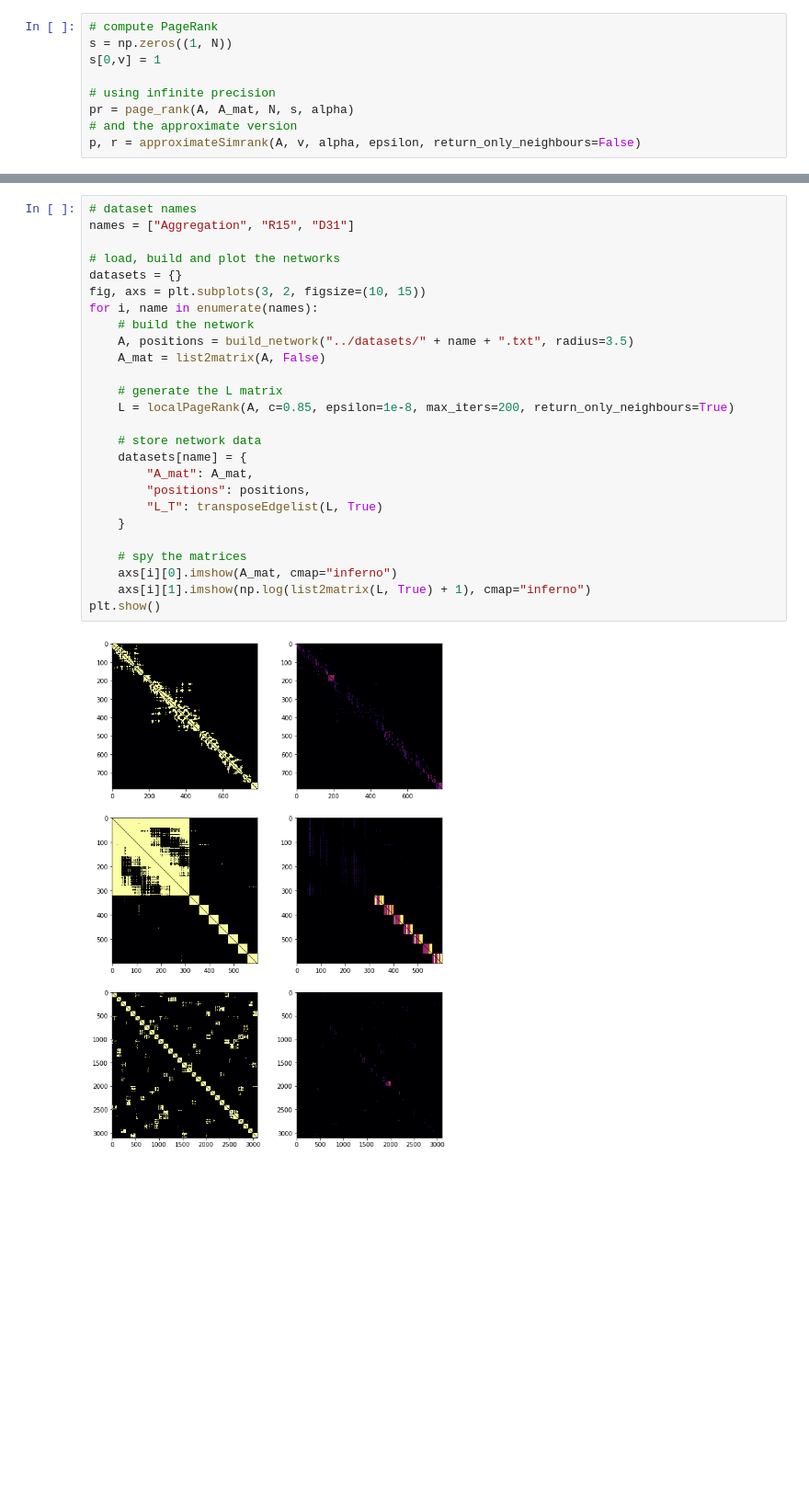
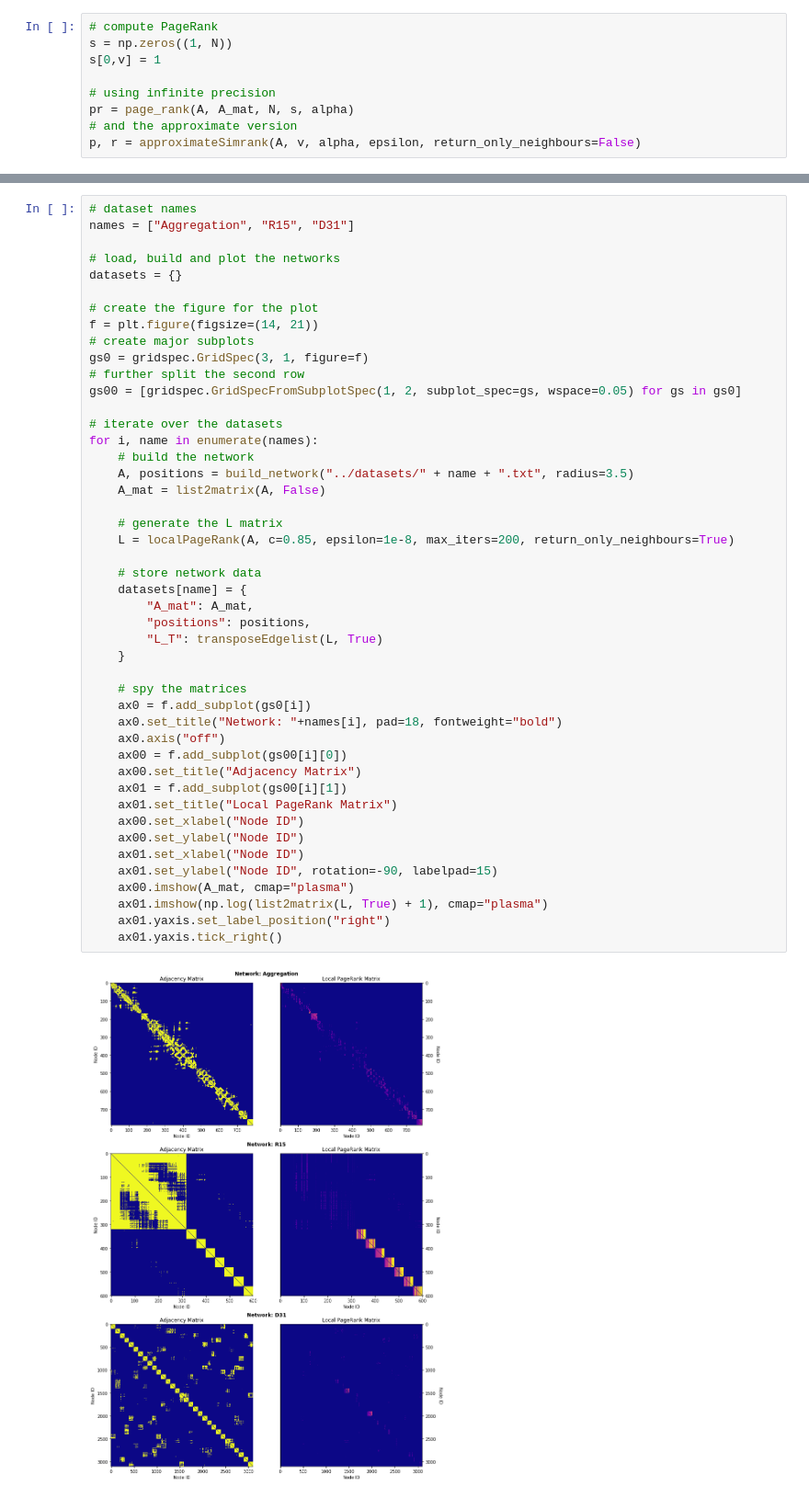
Before and after one commit to barbafrank/LCP_projects_Y2, a Jupyter notebook: HLP_Project/Project.ipynb, the cells around one changed output, grey strips where cells are left out. Shown at 92% size. Saved outputs shown, nothing was run; the diff lists cells and outputs as text; blank space fills up the shorter version.

```diff
--- a/HLP_Project/Project.ipynb
+++ b/HLP_Project/Project.ipynb
@@ -206,31 +219,51 @@ ax3.grid(True, which="both", ls="--")
 # %%
 # dataset names
 names = ["Aggregation", "R15", "D31"]
 
 # load, build and plot the networks
 datasets = {}
-fig, axs = plt.subplots(3, 2, figsize=(10, 15))
+
+# create the figure for the plot
+f = plt.figure(figsize=(14, 21))
+# create major subplots
+gs0 = gridspec.GridSpec(3, 1, figure=f)
+# further split the second row
+gs00 = [gridspec.GridSpecFromSubplotSpec(1, 2, subplot_spec=gs, wspace=0.05) for gs in gs0]
+
+# iterate over the datasets
 for i, name in enumerate(names):
     # build the network
     A, positions = build_network("../datasets/" + name + ".txt", radius=3.5)
     A_mat = list2matrix(A, False)
 
     # generate the L matrix
     L = localPageRank(A, c=0.85, epsilon=1e-8, max_iters=200, return_only_neighbours=True)
 
     # store network data
     datasets[name] = {
         "A_mat": A_mat,
         "positions": positions,
         "L_T": transposeEdgelist(L, True)
     }
 
     # spy the matrices
-    axs[i][0].imshow(A_mat, cmap="inferno")
-    axs[i][1].imshow(np.log(list2matrix(L, True) + 1), cmap="inferno")
-plt.show()
+    ax0 = f.add_subplot(gs0[i])
+    ax0.set_title("Network: "+names[i], pad=18, fontweight="bold")
+    ax0.axis("off")
+    ax00 = f.add_subplot(gs00[i][0])
+    ax00.set_title("Adjacency Matrix")
+    ax01 = f.add_subplot(gs00[i][1])
+    ax01.set_title("Local PageRank Matrix")
+    ax00.set_xlabel("Node ID")
+    ax00.set_ylabel("Node ID")
+    ax01.set_xlabel("Node ID")
+    ax01.set_ylabel("Node ID", rotation=-90, labelpad=15)
+    ax00.imshow(A_mat, cmap="plasma")
+    ax01.imshow(np.log(list2matrix(L, True) + 1), cmap="plasma")
+    ax01.yaxis.set_label_position("right")
+    ax01.yaxis.tick_right()
 # %% [output]
-[figure, old version]
+[figure, new version]
 # %%
 # TODO: modify, this is a test
 idx = 2
```
Also changed, not shown: parts of 6 cells of this notebook, 1 other file.
